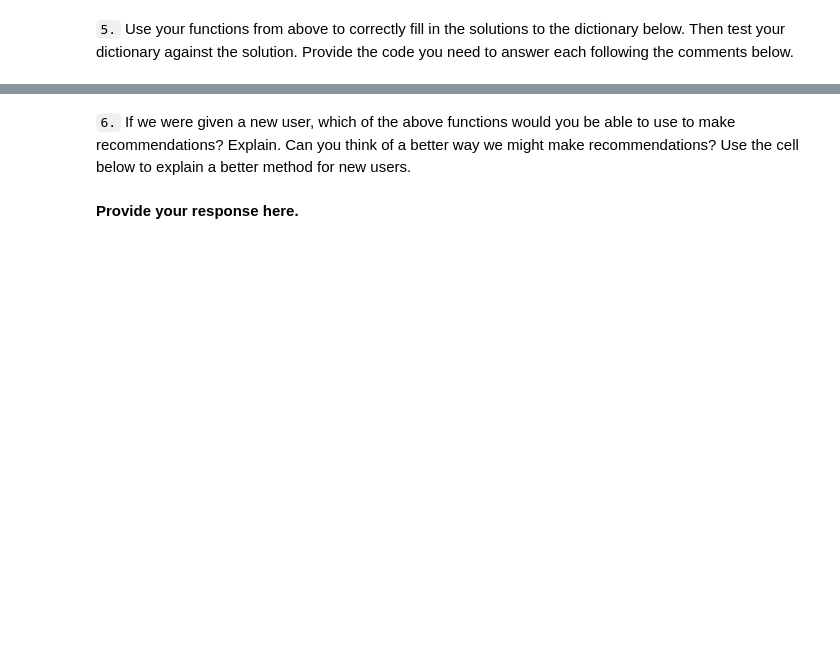
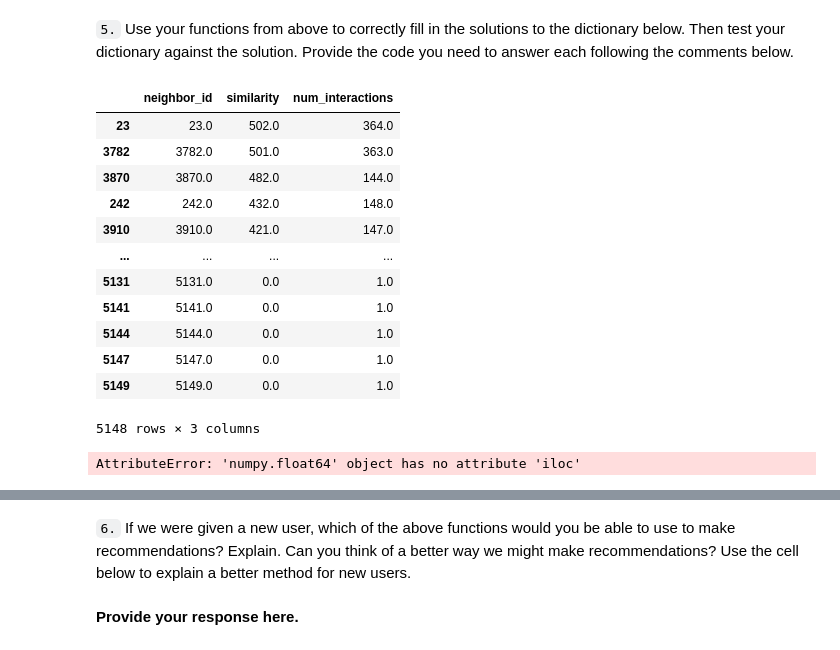
Before and after one commit to DanHerman212/recommendation_engine, a Jupyter notebook: project/Recommendations_with_IBM.ipynb, the cells around one changed output, grey strips where cells are left out. Cells and saved outputs as stored; diff of their text form; code cells hidden in the pictures; blank space fills up the shorter version.

```diff
--- a/project/Recommendations_with_IBM.ipynb
+++ b/project/Recommendations_with_IBM.ipynb
@@ -400,7 +358,11 @@ def create_user_item_matrix(df):
     Return a matrix with user ids as rows and article ids on the columns with 1 values where a user interacted with
     an article and a 0 otherwise
     '''
-    # Fill in the function here
+    # group by
+    user_item = df.groupby(['user_id','article_id'])['article_id'].count().unstack()
+
+    # fill in the nulls
+    user_item = user_item.fillna(0)
 
     return user_item # return the user_item matrix
 
@@ -513,0 +516,11 @@ get_article_names(user_user_recs(1, 10)) # Return 10 recommendations for user 1
+# %%
+# test the function
+
+# draw random user id and number of recommendations
+user, m = np.random.choice(user_item.index), np.random.randint(1, 10)
+
+# print user and number of recommendations
+print('user:',user,'requests', m,'recommendations, listed as follows:')
+
+# Check Results
+get_article_names(user_user_recs(user, m)) # Return m recommendations for user
@@ -589,3 +665,21 @@ print(rec_names)
 # %% [markdown]
 `5.` Use your functions from above to correctly fill in the solutions to the dictionary below.  Then test your dictionary against the solution.  Provide the code you need to answer each following the comments below.
+# %%
+user = get_top_sorted_users(131)
+
+user
+# %% [output]
+|  | neighbor_id | similarity | num_interactions |
+| 23 | 23.0 | 502.0 | 364.0 |
+| 3782 | 3782.0 | 501.0 | 363.0 |
+| 3870 | 3870.0 | 482.0 | 144.0 |
+| 242 | 242.0 | 432.0 | 148.0 |
+| 3910 | 3910.0 | 421.0 | 147.0 |
+| ... | ... | ... | ... |
+| 5131 | 5131.0 | 0.0 | 1.0 |
+| 5141 | 5141.0 | 0.0 | 1.0 |
+| 5144 | 5144.0 | 0.0 | 1.0 |
+| 5147 | 5147.0 | 0.0 | 1.0 |
+| 5149 | 5149.0 | 0.0 | 1.0 |
+5148 rows × 3 columns
 # %%
@@ -596,3 +691,15 @@ user131_10th_sim = # Find the 10th most similar user to user 131
+# %%
+### Tests with a dictionary of results
+
+# Find the user that is most similar to user 1
+user1_most_sim =  get_top_sorted_users(1).iloc[0, 0]
+print('The user that is most similar to user 1 is:',user1_most_sim)
+
+# Find the 10th most similar user to user 131
+user131_10th_sim = get_top_sorted_users(131).iloc[9, 0]
+print('The 10th most similar user to user 131 is:',user131_10th_sim)
+# %% [output]
+AttributeError: 'numpy.float64' object has no attribute 'iloc'
 # %%
 ## Dictionary Test Here
 sol_5_dict = {
```
Also changed, not shown: parts of 19 cells of this notebook.
